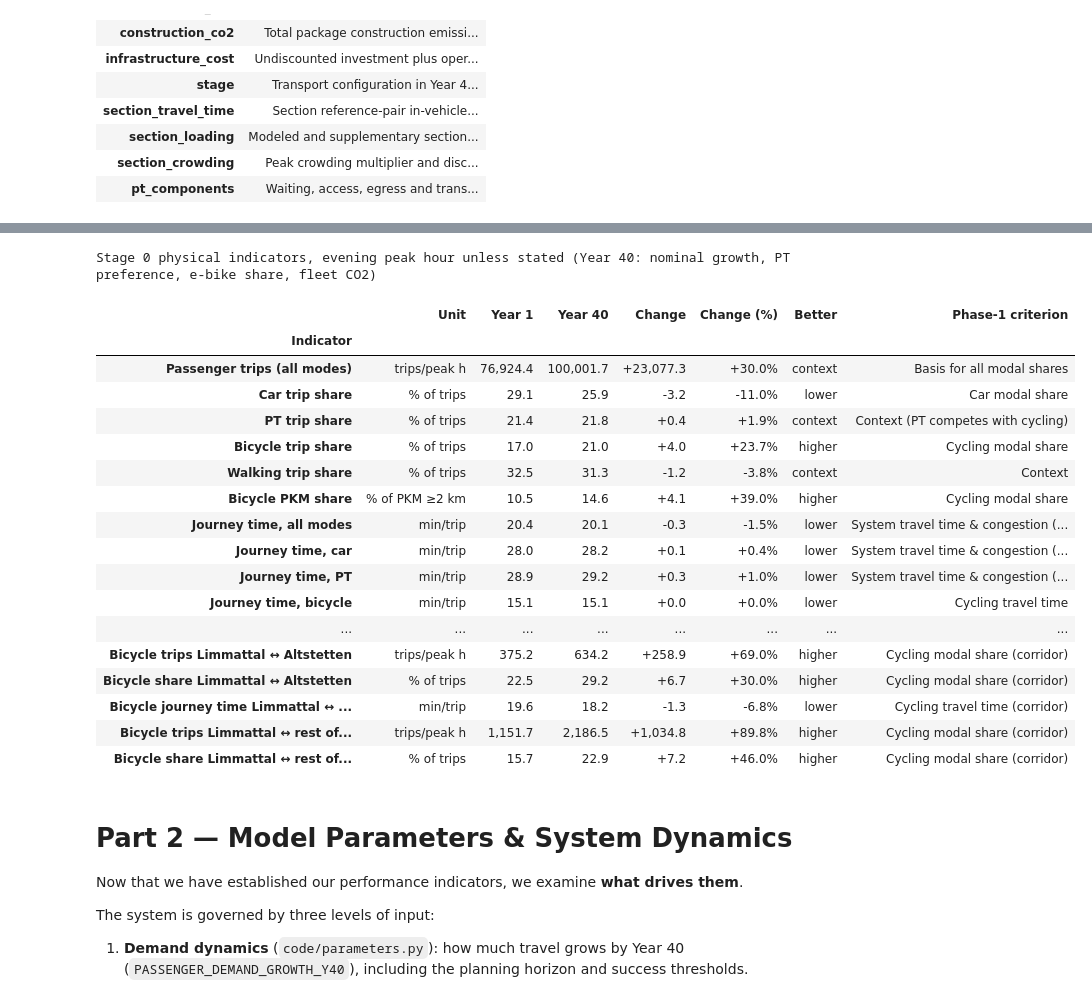
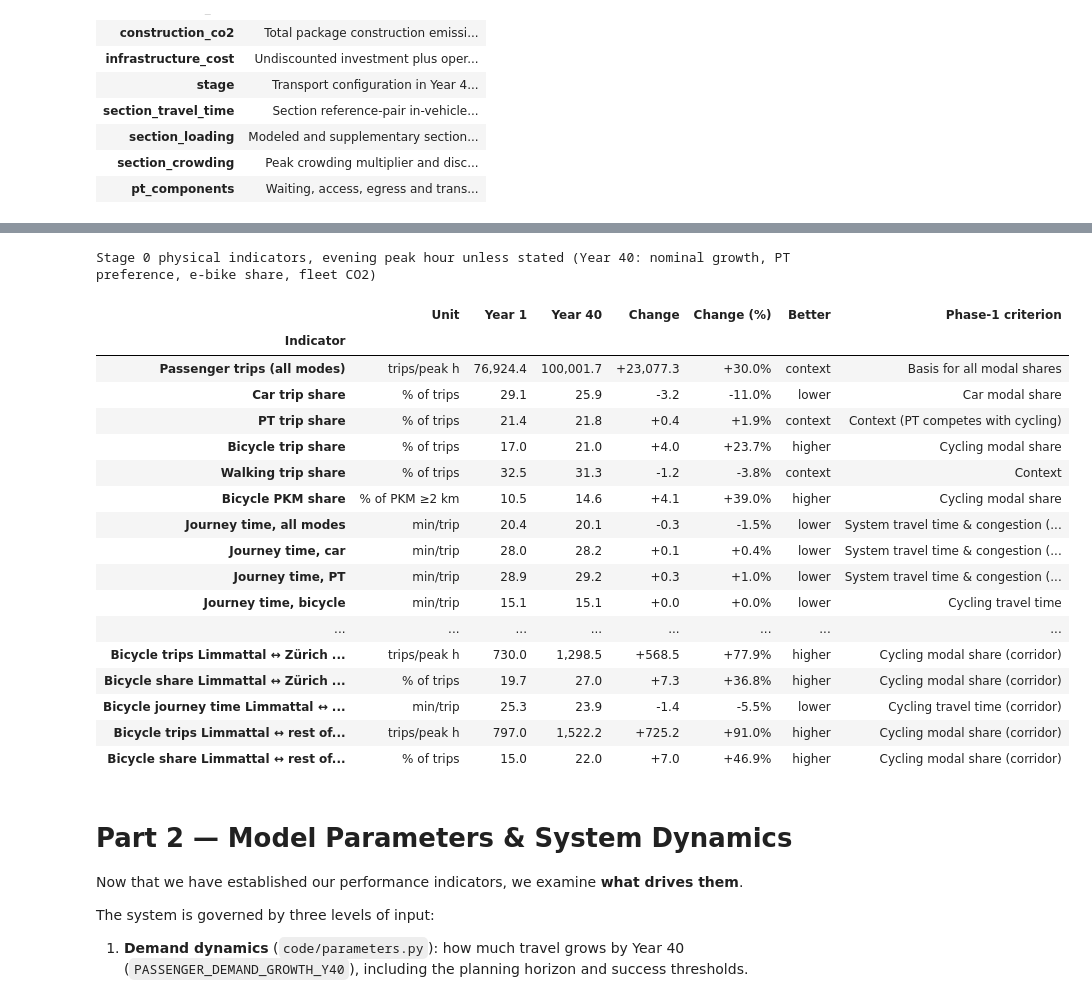
Before and after one commit to dmaure-ETHZ/IP-HS26-MehrSpur-CaseStudy-Domanyi-Londis-Maurer, a Jupyter notebook: notebooks/02_system_modeling.ipynb, the cells around one changed output, grey strips where cells are left out. Drawn from its saved outputs; the diff is of its cells as text; code cells hidden in the pictures.

```diff
--- a/notebooks/02_system_modeling.ipynb
+++ b/notebooks/02_system_modeling.ipynb
@@ -736,6 +736,7 @@ plt.show()
 zone_info = ctx.zones.assign(grid_id=ctx.zones["grid_id"].astype(str)).set_index("grid_id").reindex(od_labels)
 municipality = zone_info["municipality_name"].astype(str)
 is_altstetten = zone_info["city_quartier"].astype(str).eq("Altstetten")
+is_west_city = zone_info["city_quartier"].astype(str).isin(stages_module.ZH_WEST_CITY)  # external, route extension
 valley_municipalities = [m for m in p.OD_EXPLORER_MUNICIPALITIES if m != "Zürich"]
 
 areas = {
@@ -744,7 +745,8 @@ areas = {
     "Urdorf": municipality.eq("Urdorf"),
     "Altstetten": is_altstetten,
     "Limmattal": municipality.isin(valley_municipalities),
-    "Zürich excl. Altstetten": municipality.eq("Zürich") & ~is_altstetten,
+    "Zürich West/City": is_west_city,
+    "Zürich rest": municipality.eq("Zürich") & ~is_altstetten & ~is_west_city,
     "Zürich (whole city)": municipality.eq("Zürich"),
 }
 areas = {name: mask.to_numpy() for name, mask in areas.items()}
@@ -758,8 +760,12 @@ key_pairs = [
     ("Dietikon", "Schlieren"),
     ("Schlieren", "Dietikon"),
     ("Limmattal", "Limmattal"),
-    ("Limmattal", "Zürich excl. Altstetten"),
-    ("Zürich excl. Altstetten", "Limmattal"),
+    ("Limmattal", "Zürich West/City"),
+    ("Zürich West/City", "Limmattal"),
+    ("Dietikon", "Zürich West/City"),
+    ("Schlieren", "Zürich West/City"),
+    ("Limmattal", "Zürich rest"),
+    ("Zürich rest", "Limmattal"),
     ("Dietikon", "Zürich (whole city)"),
     ("Zürich (whole city)", "Dietikon"),
     ("Schlieren", "Zürich (whole city)"),
@@ -2139,9 +2147,10 @@ zone_info = ctx.zones.assign(grid_id=ctx.zones["grid_id"].astype(str)).set_index
 def area_masks(labels):
     info = zone_info.reindex(labels)
     municipality = info["municipality_name"].astype(str)
-    altstetten = info["city_quartier"].astype(str).eq("Altstetten")
+    # Zürich end of the bike highway: Altstetten plus the external quartiers towards HB.
+    zh_corridor = info["city_quartier"].astype(str).isin(["Altstetten", *stages_module.ZH_WEST_CITY]).to_numpy()
     valley = municipality.isin([m for m in p.OD_EXPLORER_MUNICIPALITIES if m != "Zürich"])
-    return {"Limmattal": valley.to_numpy(), "Altstetten": altstetten.to_numpy(),
+    return {"Limmattal": valley.to_numpy(), "Zürich corridor": zh_corridor,
             "Zürich": municipality.eq("Zürich").to_numpy()}
 
 def physical_indicators(label, assignment, breakdown):
@@ -2166,9 +2175,9 @@ def physical_indicators(label, assignment, breakdown):
         transport_state=tmi.transport_state_from_mode(ctx, result, MEHRSPUR.zone_ids),
     )["annual"]
 
-    # Case-specific: the cycling corridor Limmattal <-> Altstetten / rest of Zürich (both directions).
+    # Case-specific: the cycling corridor Limmattal <-> Zürich corridor / rest of Zürich (both directions).
     areas = area_masks(labels)
-    valley, alt, rest = areas["Limmattal"], areas["Altstetten"], areas["Zürich"] & ~areas["Altstetten"]
+    valley, alt, rest = areas["Limmattal"], areas["Zürich corridor"], areas["Zürich"] & ~areas["Zürich corridor"]
     pair = lambda a, b: (a[:, None] & b[None, :]) | (b[:, None] & a[None, :])
     corridor_alt, corridor_zh = pair(valley, alt), pair(valley, rest)
     all_modes = sum(od[m].to_numpy(float) for m in ("drive", "pt_walk", "pt_bike", "bike", "walk"))
@@ -2194,9 +2203,9 @@ def physical_indicators(label, assignment, breakdown):
         "  of which rail electricity": annual["pt_co2_tonnes"],
         "Bicycle person-km": metrics["bike_dist_km"],
         "Bicycle person-hours": float((bike * np.where(ok, bike_min, 0.0))[mask].sum() / 60.0),
-        "Bicycle trips Limmattal ↔ Altstetten": float(bike[corridor_alt].sum()),
-        "Bicycle share Limmattal ↔ Altstetten": 100 * float(bike[corridor_alt].sum() / all_modes[corridor_alt].sum()),
-        "Bicycle journey time Limmattal ↔ Altstetten": float((bike * np.where(ok, bike_min, 0.0))[corridor_alt].sum()
+        "Bicycle trips Limmattal ↔ Zürich corridor": float(bike[corridor_alt].sum()),
+        "Bicycle share Limmattal ↔ Zürich corridor": 100 * float(bike[corridor_alt].sum() / all_modes[corridor_alt].sum()),
+        "Bicycle journey time Limmattal ↔ Zürich corridor": float((bike * np.where(ok, bike_min, 0.0))[corridor_alt].sum()
                                                              / max(bike[corridor_alt & ok].sum(), 1e-9)),
         "Bicycle trips Limmattal ↔ rest of Zürich": float(bike[corridor_zh].sum()),
         "Bicycle share Limmattal ↔ rest of Zürich": 100 * float(bike[corridor_zh].sum() / all_modes[corridor_zh].sum()),
@@ -2222,9 +2231,9 @@ INDICATOR_META = {  # indicator: (unit, preferred direction, Phase-1 evaluation
     "  of which rail electricity": ("t CO2/year", "lower", "GHG emissions"),
     "Bicycle person-km": ("person-km/peak h", "higher", "Physical activity / health"),
     "Bicycle person-hours": ("person-h/peak h", "context", "Physical activity / health; cyclist travel time"),
-    "Bicycle trips Limmattal ↔ Altstetten": ("trips/peak h", "higher", "Cycling modal share (corridor)"),
-    "Bicycle share Limmattal ↔ Altstetten": ("% of trips", "higher", "Cycling modal share (corridor)"),
-    "Bicycle journey time Limmattal ↔ Altstetten": ("min/trip", "lower", "Cycling travel time (corridor)"),
+    "Bicycle trips Limmattal ↔ Zürich corridor": ("trips/peak h", "higher", "Cycling modal share (corridor)"),
+    "Bicycle share Limmattal ↔ Zürich corridor": ("% of trips", "higher", "Cycling modal share (corridor)"),
+    "Bicycle journey time Limmattal ↔ Zürich corridor": ("min/trip", "lower", "Cycling travel time (corridor)"),
     "Bicycle trips Limmattal ↔ rest of Zürich": ("trips/peak h", "higher", "Cycling modal share (corridor)"),
     "Bicycle share Limmattal ↔ rest of Zürich": ("% of trips", "higher", "Cycling modal share (corridor)"),
 }
@@ -2232,38 +2241,38 @@ INDICATOR_META = {  # indicator: (unit, preferred direction, Phase-1 evaluation
 values = {label: physical_indicators(label, YEAR_ASSIGNMENTS[label], frame)
           for label, frame in {"Year 1": df_y1, "Year 40": df_y40}.items()}
 physical_table = pd.DataFrame(values)
 physical_table.insert(0, "Unit", [INDICATOR_META[k][0] for k in physical_table.index])
 physical_table["Change"] = physical_table["Year 40"] - physical_table["Year 1"]
 physical_table["Change (%)"] = 100 * physical_table["Change"] / physical_table["Year 1"].where(physical_table["Year 1"] != 0)
 physical_table["Better"] = [INDICATOR_META[k][1] for k in physical_table.index]
 physical_table["Phase-1 criterion"] = [INDICATOR_META[k][2] for k in physical_table.index]
 physical_table.index.name = "Indicator"
 exports.save_outputs("1_7_performance", tables={"physical_indicators": physical_table})
 
 print("Stage 0 physical indicators, evening peak hour unless stated (Year 40: nominal growth, PT preference, e-bike share, fleet CO2)")
 display(physical_table.style.format({
     "Year 1": "{:,.1f}", "Year 40": "{:,.1f}", "Change": "{:+,.1f}", "Change (%)": "{:+.1f}%",
 }, na_rep="–"))
 # %% [output]
 Stage 0 physical indicators, evening peak hour unless stated (Year 40: nominal growth, PT preference, e-bike share, fleet CO2)
 |  | Unit | Year 1 | Year 40 | Change | Change (%) | Better | Phase-1 criterion |
 | Indicator |  |  |  |  |  |  |  |
 | Passenger trips (all modes) | trips/peak h | 76,924.4 | 100,001.7 | +23,077.3 | +30.0% | context | Basis for all modal shares |
 | Car trip share | % of trips | 29.1 | 25.9 | -3.2 | -11.0% | lower | Car modal share |
 | PT trip share | % of trips | 21.4 | 21.8 | +0.4 | +1.9% | context | Context (PT competes with cycling) |
 | Bicycle trip share | % of trips | 17.0 | 21.0 | +4.0 | +23.7% | higher | Cycling modal share |
 | Walking trip share | % of trips | 32.5 | 31.3 | -1.2 | -3.8% | context | Context |
 | Bicycle PKM share | % of PKM ≥2 km | 10.5 | 14.6 | +4.1 | +39.0% | higher | Cycling modal share |
 | Journey time, all modes | min/trip | 20.4 | 20.1 | -0.3 | -1.5% | lower | System travel time & congestion (... |
 | Journey time, car | min/trip | 28.0 | 28.2 | +0.1 | +0.4% | lower | System travel time & congestion (... |
 | Journey time, PT | min/trip | 28.9 | 29.2 | +0.3 | +1.0% | lower | System travel time & congestion (... |
 | Journey time, bicycle | min/trip | 15.1 | 15.1 | +0.0 | +0.0% | lower | Cycling travel time |
 | ... | ... | ... | ... | ... | ... | ... | ... |
-| Bicycle trips Limmattal ↔ Altstetten | trips/peak h | 375.2 | 634.2 | +258.9 | +69.0% | higher | Cycling modal share (corridor) |
-| Bicycle share Limmattal ↔ Altstetten | % of trips | 22.5 | 29.2 | +6.7 | +30.0% | higher | Cycling modal share (corridor) |
-| Bicycle journey time Limmattal ↔ ... | min/trip | 19.6 | 18.2 | -1.3 | -6.8% | lower | Cycling travel time (corridor) |
-| Bicycle trips Limmattal ↔ rest of... | trips/peak h | 1,151.7 | 2,186.5 | +1,034.8 | +89.8% | higher | Cycling modal share (corridor) |
-| Bicycle share Limmattal ↔ rest of... | % of trips | 15.7 | 22.9 | +7.2 | +46.0% | higher | Cycling modal share (corridor) |
+| Bicycle trips Limmattal ↔ Zürich ... | trips/peak h | 730.0 | 1,298.5 | +568.5 | +77.9% | higher | Cycling modal share (corridor) |
+| Bicycle share Limmattal ↔ Zürich ... | % of trips | 19.7 | 27.0 | +7.3 | +36.8% | higher | Cycling modal share (corridor) |
+| Bicycle journey time Limmattal ↔ ... | min/trip | 25.3 | 23.9 | -1.4 | -5.5% | lower | Cycling travel time (corridor) |
+| Bicycle trips Limmattal ↔ rest of... | trips/peak h | 797.0 | 1,522.2 | +725.2 | +91.0% | higher | Cycling modal share (corridor) |
+| Bicycle share Limmattal ↔ rest of... | % of trips | 15.0 | 22.0 | +7.0 | +46.9% | higher | Cycling modal share (corridor) |
 # %% [markdown]
 # Part 2 — Model Parameters & System Dynamics
 
```
Also changed, not shown: parts of 5 cells of this notebook, 1 other file.
